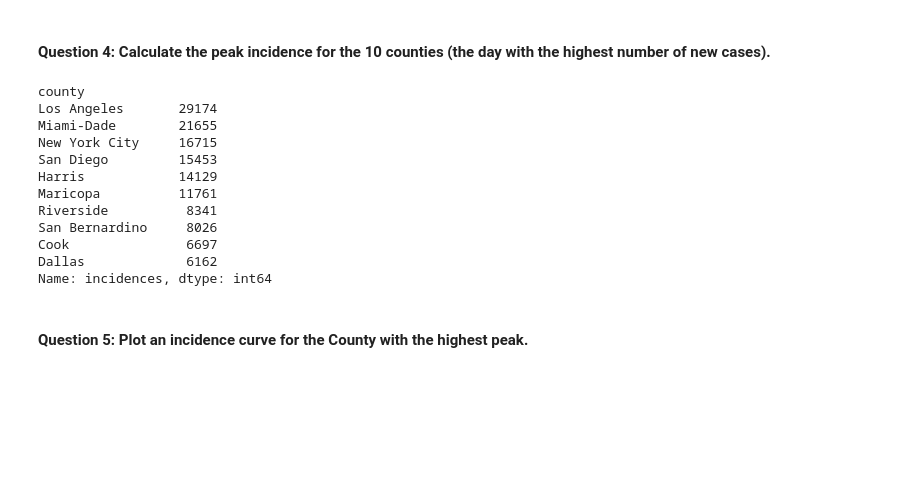
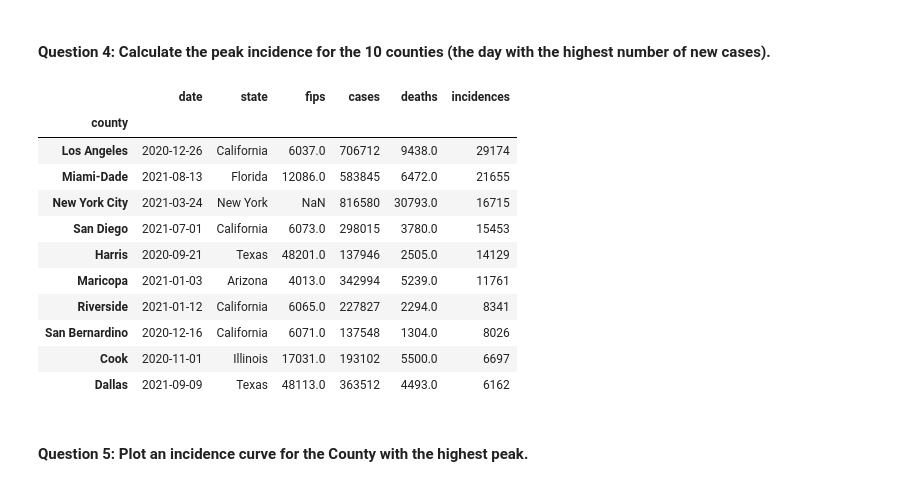
Before and after one commit to CMU-MS-DAS-Modern-Programming-Mini/ClassAssignmentNo4, a Jupyter notebook: US County Data - pandas.ipynb, the cells around one changed output. Cells and saved outputs as stored; diff of their text form; code cells hidden in the pictures; blank space fills up the shorter version.

```diff
--- a/US County Data - pandas.ipynb
+++ b/US County Data - pandas.ipynb
@@ -88,21 +88,29 @@ df2.sort_values('incidences', ascending = False).head(10)
 # %% [markdown]
 #### Question 4: Calculate the peak incidence for the 10 counties (the day with the highest number of new cases).
-# %%
-df3 = df2.groupby(['county'])['incidences'].max()
-df3.sort_values(ascending = False)
-# %% [output]
-county
-Los Angeles       29174
-Miami-Dade        21655
-New York City     16715
-San Diego         15453
-Harris            14129
-Maricopa          11761
-Riverside          8341
-San Bernardino     8026
-Cook               6697
-Dallas             6162
-Name: incidences, dtype: int64
+# %%
+df2 = df2.reset_index()
+df3 = df2.iloc[df2.groupby('county')['incidences'].idxmax()]
+df3 = df3.set_index('county')
+df3.sort_values('incidences', ascending = False)
+
+#df2.groupby(['county']).max().sort_values('incidences', ascending = False)
+
+#df2.reset_index()
+#df3 = df2.groupby(['county']).max()
+#df3.sort_values('incidences', ascending = False)
+# %% [output]
+|  | date | state | fips | cases | deaths | incidences |
+| county |  |  |  |  |  |  |
+| Los Angeles | 2020-12-26 | California | 6037.0 | 706712 | 9438.0 | 29174 |
+| Miami-Dade | 2021-08-13 | Florida | 12086.0 | 583845 | 6472.0 | 21655 |
+| New York City | 2021-03-24 | New York | NaN | 816580 | 30793.0 | 16715 |
+| San Diego | 2021-07-01 | California | 6073.0 | 298015 | 3780.0 | 15453 |
+| Harris | 2020-09-21 | Texas | 48201.0 | 137946 | 2505.0 | 14129 |
+| Maricopa | 2021-01-03 | Arizona | 4013.0 | 342994 | 5239.0 | 11761 |
+| Riverside | 2021-01-12 | California | 6065.0 | 227827 | 2294.0 | 8341 |
+| San Bernardino | 2020-12-16 | California | 6071.0 | 137548 | 1304.0 | 8026 |
+| Cook | 2020-11-01 | Illinois | 17031.0 | 193102 | 5500.0 | 6697 |
+| Dallas | 2021-09-09 | Texas | 48113.0 | 363512 | 4493.0 | 6162 |
 # %% [markdown]
 #### Question 5: Plot an incidence curve for the County with the highest peak.
 # %%
```
Also changed, not shown: parts of 4 cells of this notebook.
